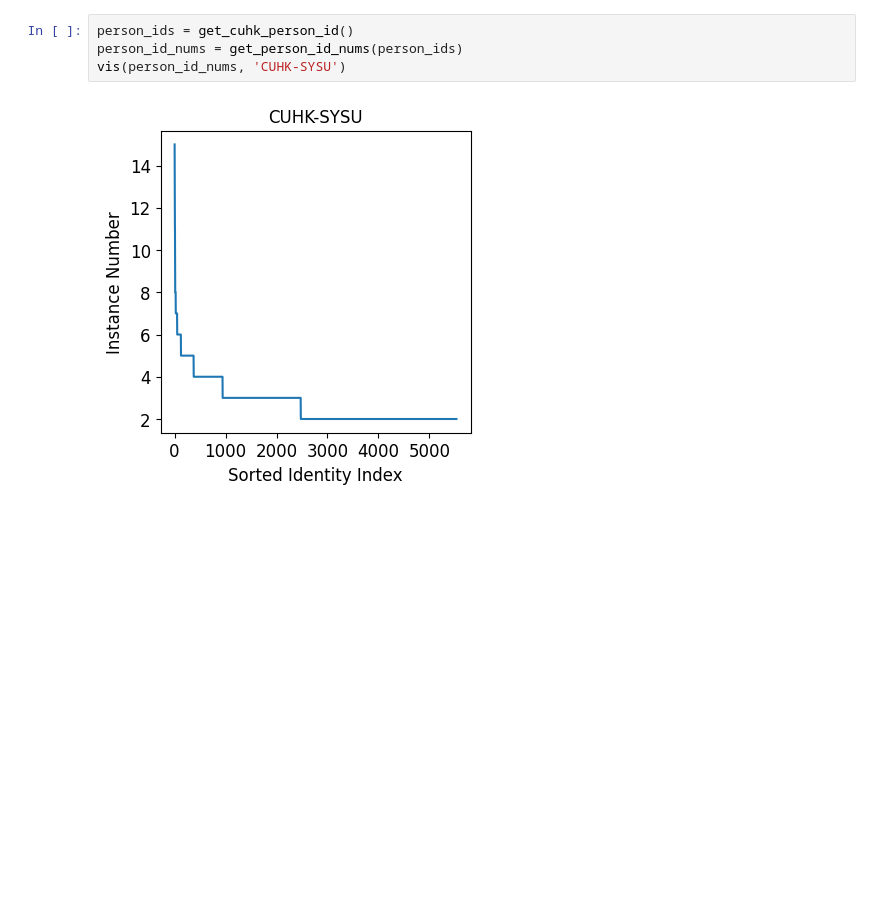
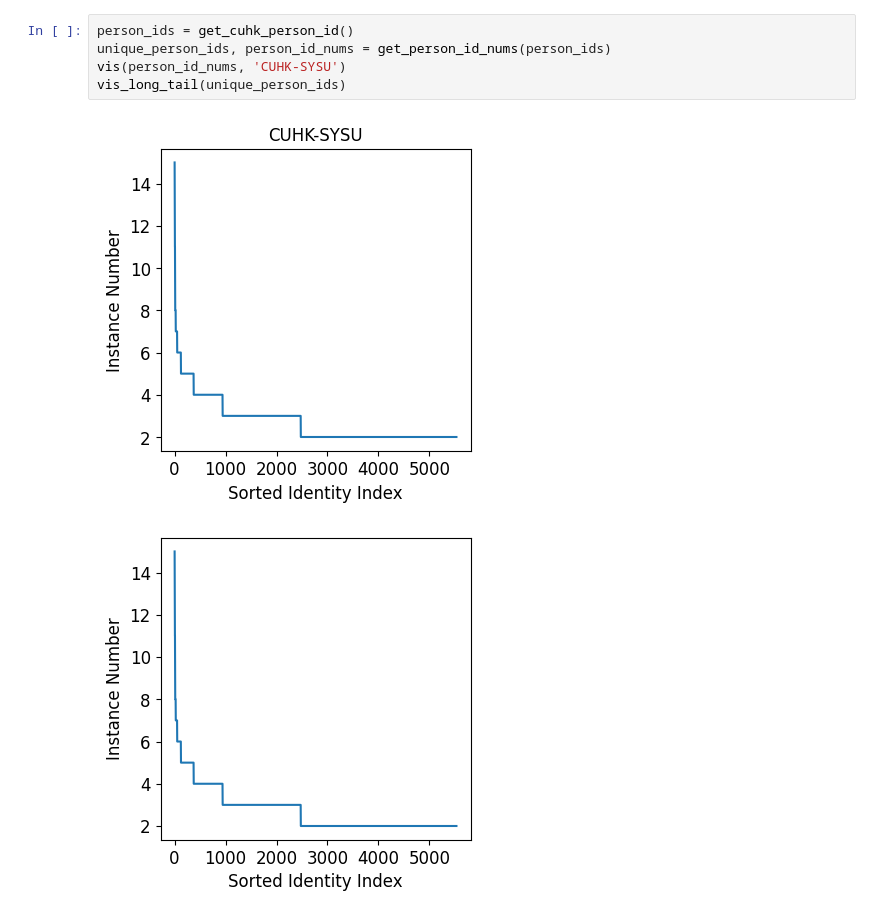
Before and after one commit to JackFlying/DNFNet_release, a Jupyter notebook: tools/visualize/vis_paper_figure/vis_data_distributation.ipynb, the cells around one changed output. Cells and saved outputs as stored; diff of their text form; blank space fills up the shorter version.

```diff
--- a/tools/visualize/vis_paper_figure/vis_data_distributation.ipynb
+++ b/tools/visualize/vis_paper_figure/vis_data_distributation.ipynb
@@ -106,9 +119,11 @@ def vis(person_id_nums, name):
 # %%
 person_ids = get_cuhk_person_id()
-person_id_nums = get_person_id_nums(person_ids)
+unique_person_ids, person_id_nums = get_person_id_nums(person_ids)
 vis(person_id_nums, 'CUHK-SYSU')
+vis_long_tail(unique_person_ids)
 # %% [output]
 [figure]
+[figure, added]
 # %%
 person_ids = get_prw_person_id()
 person_id_nums = get_person_id_nums(person_ids)
```
Also changed, not shown: parts of 2 cells of this notebook, 6 other files.
